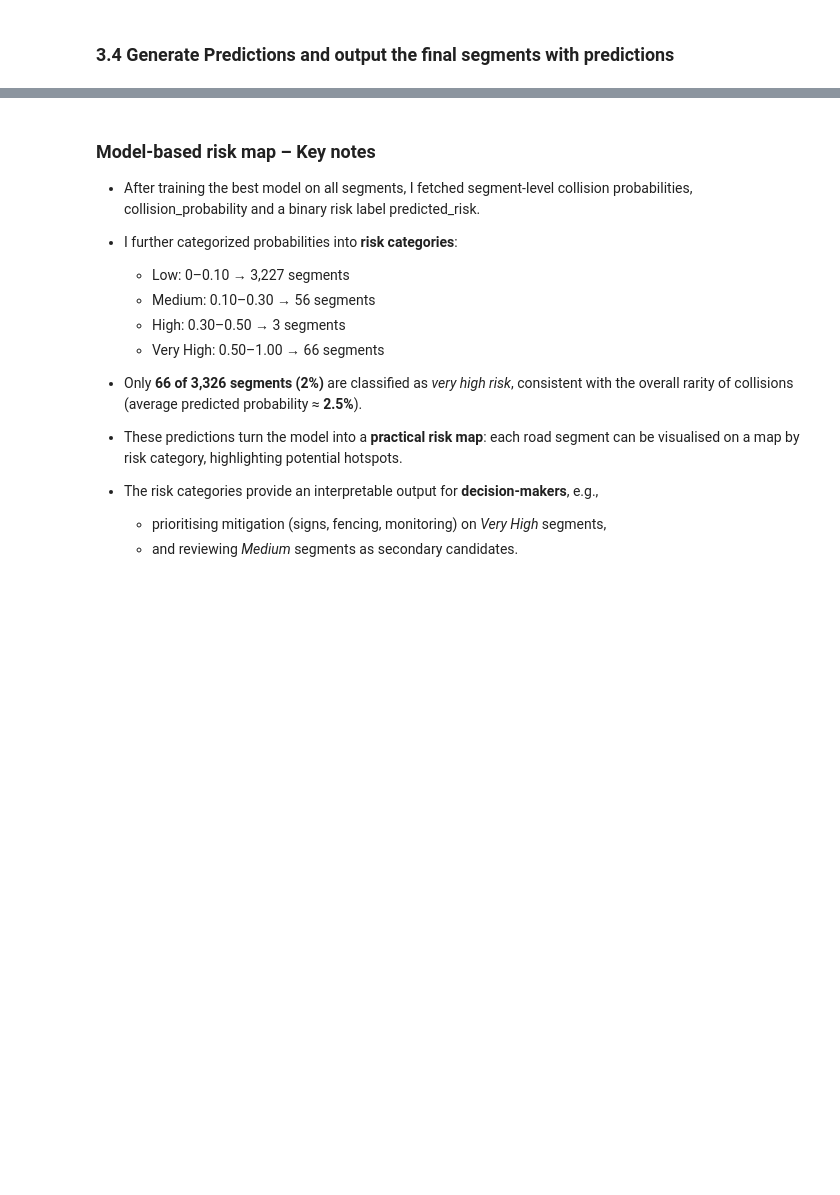
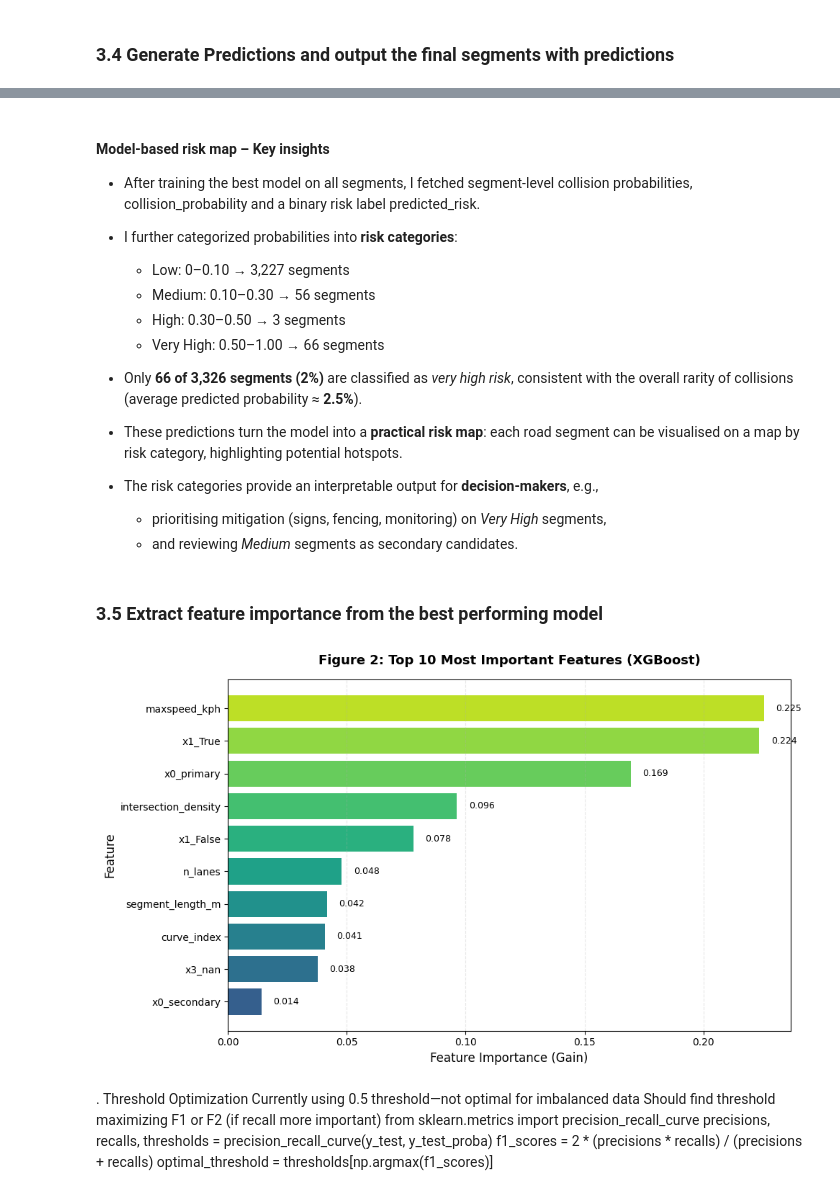
Before and after one commit to smaswin21/predicting-wildlife-collisions, a Jupyter notebook: Individual-Code.ipynb, the cells around one changed output, grey strips where cells are left out. Cells and saved outputs as stored; diff of their text form; code cells hidden in the pictures; blank space fills up the shorter version.

```diff
--- a/Individual-Code.ipynb
+++ b/Individual-Code.ipynb
@@ -926,6 +945,6 @@ Very High      66
 Name: count, dtype: int64
 # %% [markdown]
-### Model-based risk map – Key notes
+#### Model-based risk map – Key insights
 
 - After training the best model on all segments, I fetched segment-level collision probabilities, collision_probability and a binary risk label predicted_risk.
 
@@ -944,3 +963,53 @@ Name: count, dtype: int64
 
   - prioritising mitigation (signs, fencing, monitoring) on *Very High* segments,
   - and reviewing *Medium* segments as secondary candidates.
+# %% [markdown]
+### 3.5 Extract feature importance from the best performing model
+# %%
+# ----- Feature Importance Plot for Best Model -----
+
+
+xgb_model = best_model.named_steps['clf']
+
+# Get feature names (numerical + one-hot encoded categorical)
+
+feature_names = numerical_cols + list(
+    best_model.named_steps['prep']
+    .named_transformers_['cat']
+    .named_steps['onehot']
+    .get_feature_names_out()
+)
+
+#  importance series
+
+importances = pd.Series(xgb_model.feature_importances_, index=feature_names)
+
+#  plot top 10 features
+
+plt.figure(figsize=(10, 6))
+top_features = importances.nlargest(10).sort_values(ascending=True)
+colors = plt.cm.viridis(np.linspace(0.3, 0.9, len(top_features)))
+bars = plt.barh(top_features.index, top_features.values, color=colors)
+
+plt.xlabel('Feature Importance (Gain)', fontsize=12)
+plt.ylabel('Feature', fontsize=12)
+plt.title('Figure 2: Top 10 Most Important Features (XGBoost)',
+          fontsize=13, fontweight='bold', pad=15)
+plt.grid(axis='x', alpha=0.3, linestyle='--')
+
+for bar, val in zip(bars, top_features.values):
+    plt.text(val + 0.005, bar.get_y() + bar.get_height()/2,
+             f'{val:.3f}', va='center', fontsize=9)
+
+plt.tight_layout()
+plt.show()
+# %% [output]
+[figure, added]
+# %% [markdown]
+. Threshold Optimization
+Currently using 0.5 threshold—not optimal for imbalanced data
+Should find threshold maximizing F1 or F2 (if recall more important)
+from sklearn.metrics import precision_recall_curve
+precisions, recalls, thresholds = precision_recall_curve(y_test, y_test_proba)
+f1_scores = 2 * (precisions * recalls) / (precisions + recalls)
+optimal_threshold = thresholds[np.argmax(f1_scores)]
```
Also changed, not shown: parts of 12 cells of this notebook, 1 other file.
